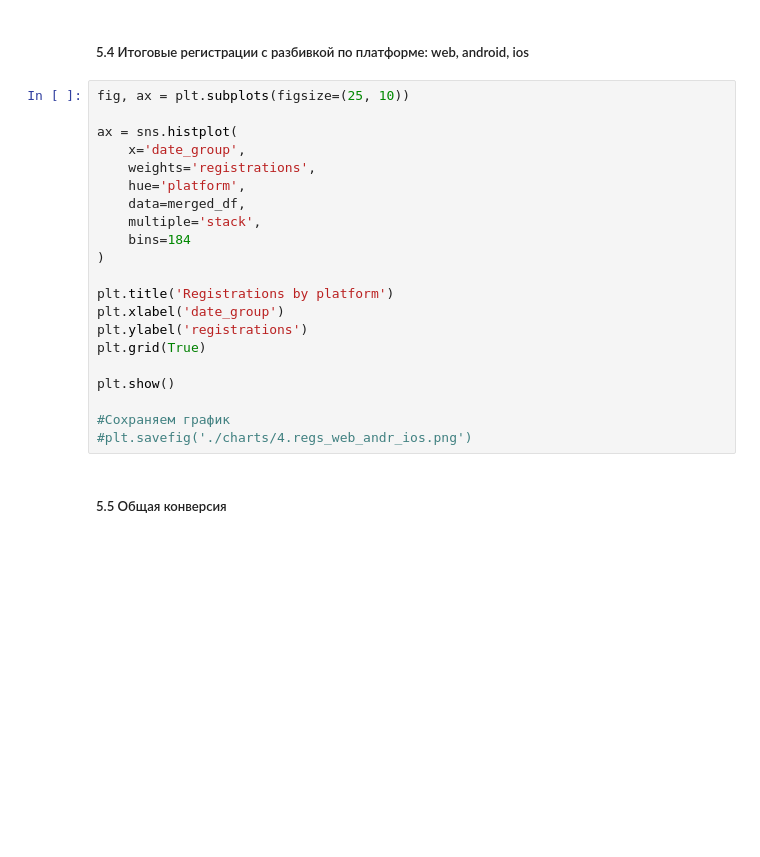
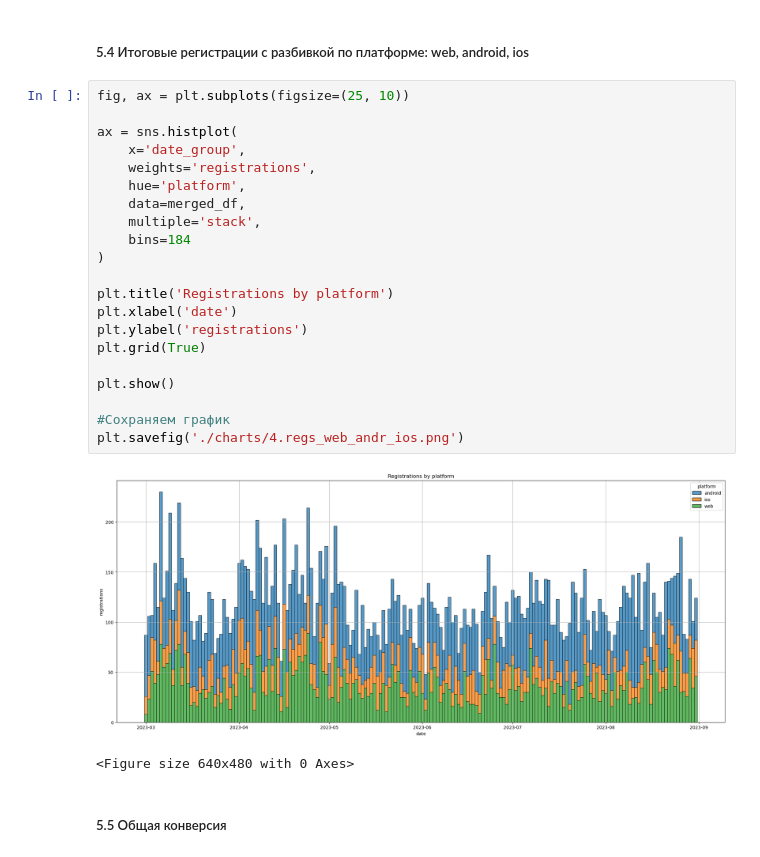
Before and after one commit to skorykov-ivan/data-analytics-project-100, a Jupyter notebook: charts_project.ipynb, the cells around one changed output. Cells and saved outputs as stored; diff of their text form; blank space fills up the shorter version.

```diff
--- a/charts_project.ipynb
+++ b/charts_project.ipynb
@@ -219,24 +351,27 @@ plt.show()
 # %%
 fig, ax = plt.subplots(figsize=(25, 10))
 
 ax = sns.histplot(
     x='date_group',
     weights='registrations',
     hue='platform',
     data=merged_df,
     multiple='stack',
     bins=184
 )
 
 plt.title('Registrations by platform')
-plt.xlabel('date_group')
+plt.xlabel('date')
 plt.ylabel('registrations')
 plt.grid(True)
 
 plt.show()
 
 #Сохраняем график
-#plt.savefig('./charts/4.regs_web_andr_ios.png')
+plt.savefig('./charts/4.regs_web_andr_ios.png')
+# %% [output]
+[figure, added]
+<Figure size 640x480 with 0 Axes>
 # %% [markdown]
 ##### 5.5 Общая конверсия
 # %%
```
Also changed, not shown: parts of 26 cells of this notebook, 2 other files.
